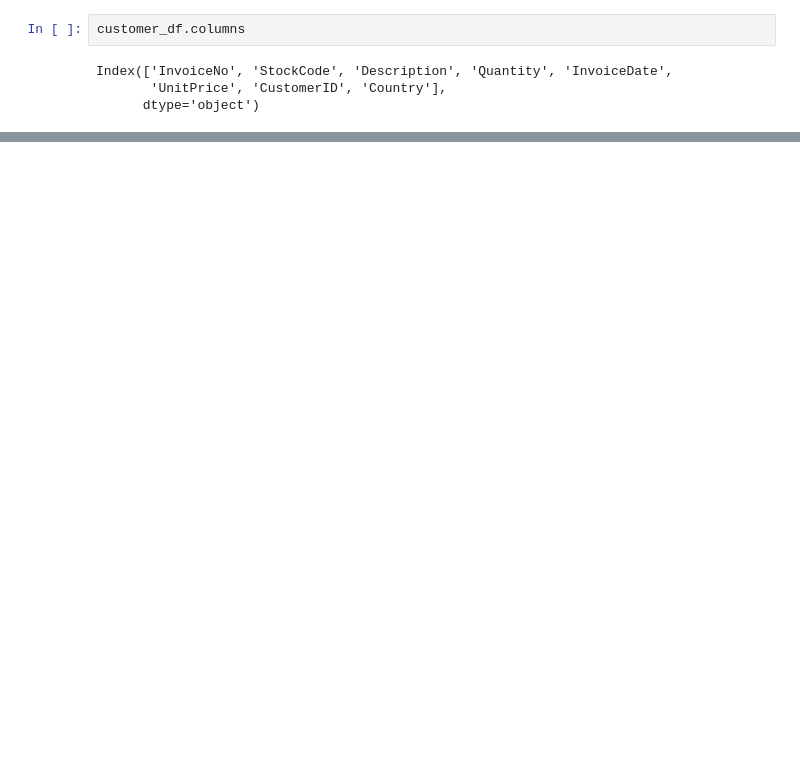
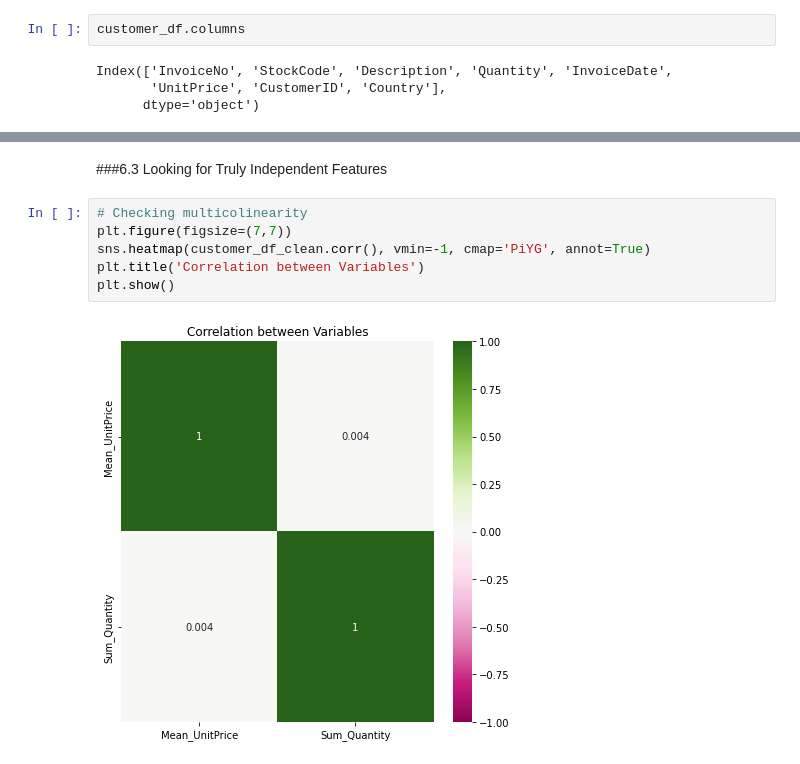
Before and after one commit to prabirdeb/Customer-Segmentation, a Jupyter notebook: Online_Retail_Customer_Segmentation.ipynb, the cells around one changed output, grey strips where cells are left out. Cells and saved outputs as stored; diff of their text form; blank space fills up the shorter version.

```diff
--- a/Online_Retail_Customer_Segmentation.ipynb
+++ b/Online_Retail_Customer_Segmentation.ipynb
@@ -221,0 +452,10 @@ While, we are finding out the **general formula** from the experiences, we shoul
+# %% [markdown]
+###6.3 Looking for Truly Independent Features
+# %%
+# Checking multicolinearity
+plt.figure(figsize=(7,7))
+sns.heatmap(customer_df_clean.corr(), vmin=-1, cmap='PiYG', annot=True)
+plt.title('Correlation between Variables')
+plt.show()
+# %% [output]
+[figure, added]
```
Also changed, not shown: parts of 93 cells of this notebook.
